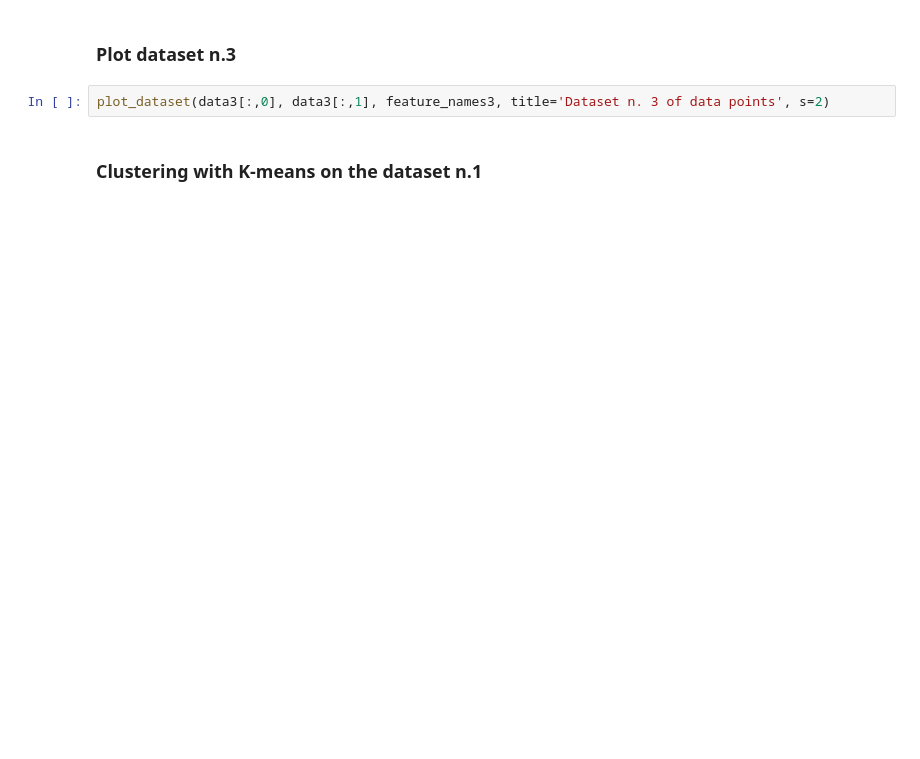
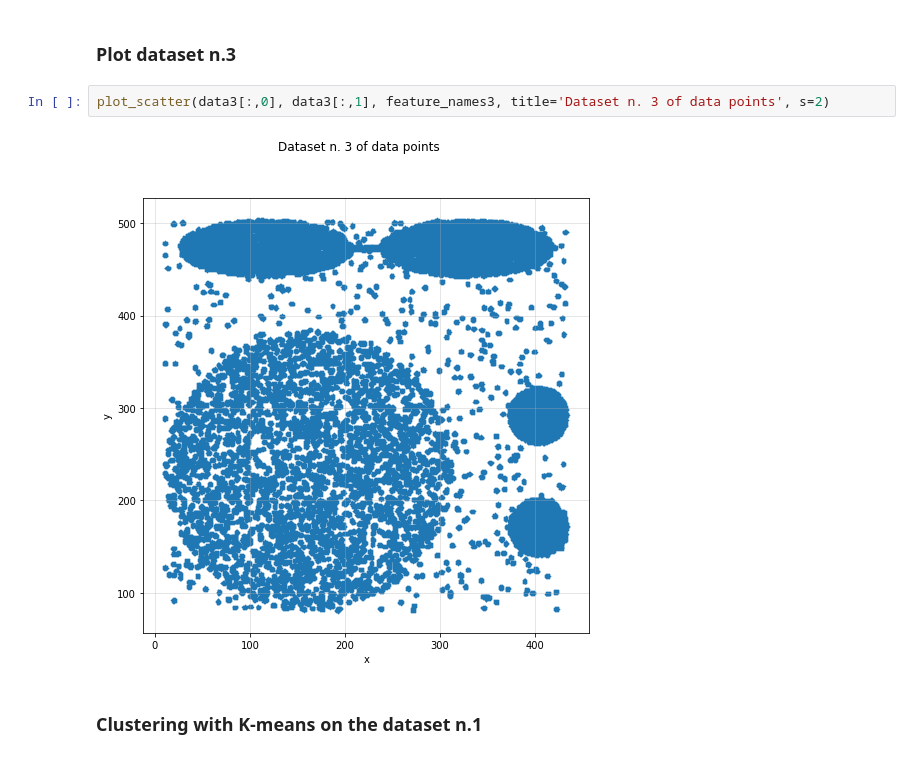
Before and after one commit to lorenzofavaro/machine-learning, a Jupyter notebook: 2. Distance Based Models/clustering.ipynb, the cells around one changed output. Cells and saved outputs as stored; diff of their text form; blank space fills up the shorter version.

```diff
--- a/2. Distance Based Models/clustering.ipynb
+++ b/2. Distance Based Models/clustering.ipynb
@@ -65,7 +74,9 @@ plot_dataset(data2[:,0], data2[:,1], feature_names2, title='Dataset n. 2 of data
 # %% [markdown]
 ### Plot dataset n.3
 # %%
-plot_dataset(data3[:,0], data3[:,1], feature_names3, title='Dataset n. 3 of data points', s=2)
+plot_scatter(data3[:,0], data3[:,1], feature_names3, title='Dataset n. 3 of data points', s=2)
+# %% [output]
+[figure, added]
 # %% [markdown]
 ### Clustering with K-means on the dataset n.1
 # %%
```
Also changed, not shown: parts of 13 cells of this notebook.
